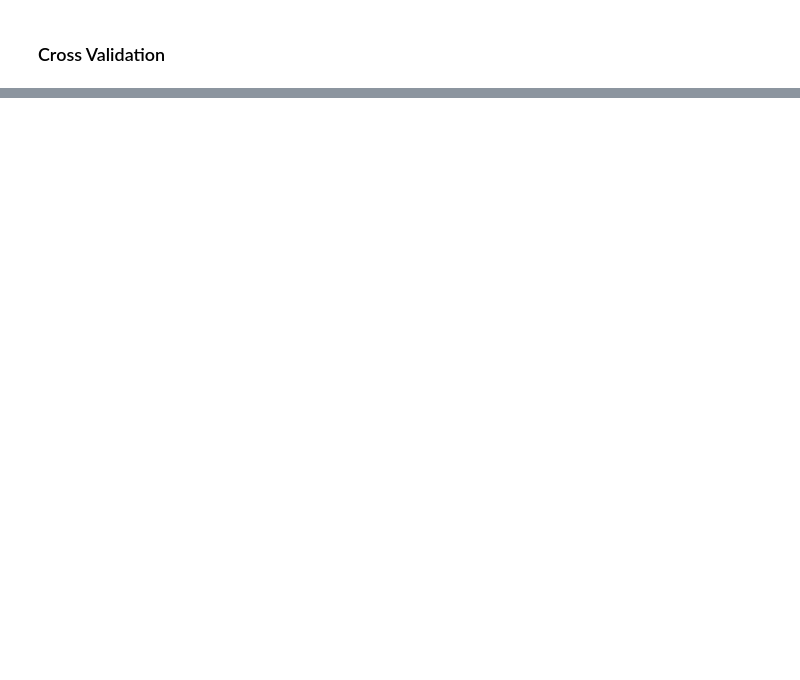
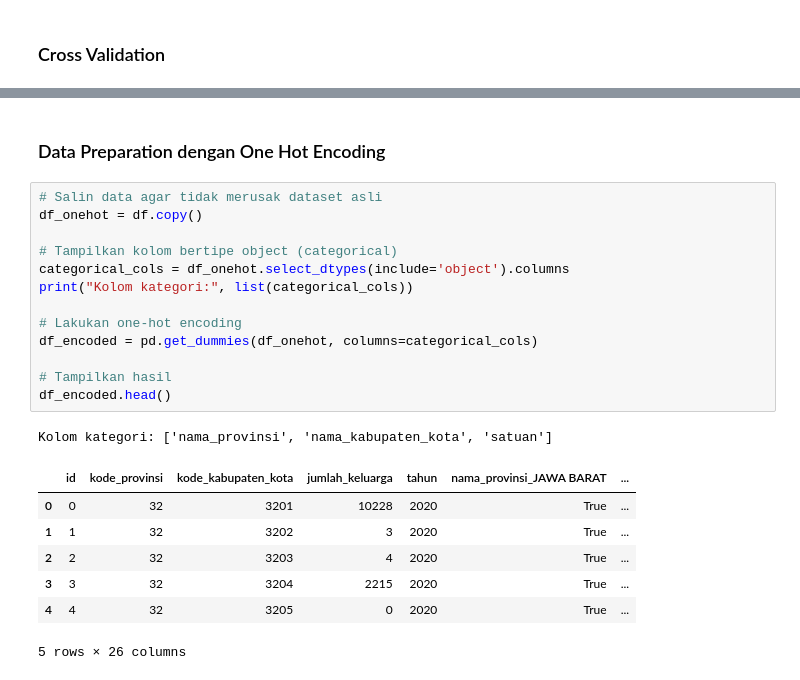
Before and after one commit to JunetzMasihBelajar/2025_AI_TI1B, a Jupyter notebook: Jobsheet7.ipynb, the cells around one changed output, grey strips where cells are left out. Drawn from its saved outputs; the diff is of its cells as text; blank space fills up the shorter version.

```diff
--- a/Jobsheet7.ipynb
+++ b/Jobsheet7.ipynb
@@ -200,0 +222,24 @@ Ukuran data uji: (184, 12)
+# %% [markdown]
+### Data Preparation dengan One Hot Encoding
+# %%
+# Salin data agar tidak merusak dataset asli
+df_onehot = df.copy()
+
+# Tampilkan kolom bertipe object (categorical)
+categorical_cols = df_onehot.select_dtypes(include='object').columns
+print("Kolom kategori:", list(categorical_cols))
+
+# Lakukan one-hot encoding
+df_encoded = pd.get_dummies(df_onehot, columns=categorical_cols)
+
+# Tampilkan hasil
+df_encoded.head()
+# %% [output]
+Kolom kategori: ['nama_provinsi', 'nama_kabupaten_kota', 'satuan']
+|  | id | kode_provinsi | kode_kabupaten_kota | jumlah_keluarga | tahun | nama_provinsi_JAWA BARAT | ... |
+| 0 | 0 | 32 | 3201 | 10228 | 2020 | True | ... |
+| 1 | 1 | 32 | 3202 | 3 | 2020 | True | ... |
+| 2 | 2 | 32 | 3203 | 4 | 2020 | True | ... |
+| 3 | 3 | 32 | 3204 | 2215 | 2020 | True | ... |
+| 4 | 4 | 32 | 3205 | 0 | 2020 | True | ... |
+5 rows × 26 columns
```
Also changed, not shown: parts of 14 cells of this notebook.
